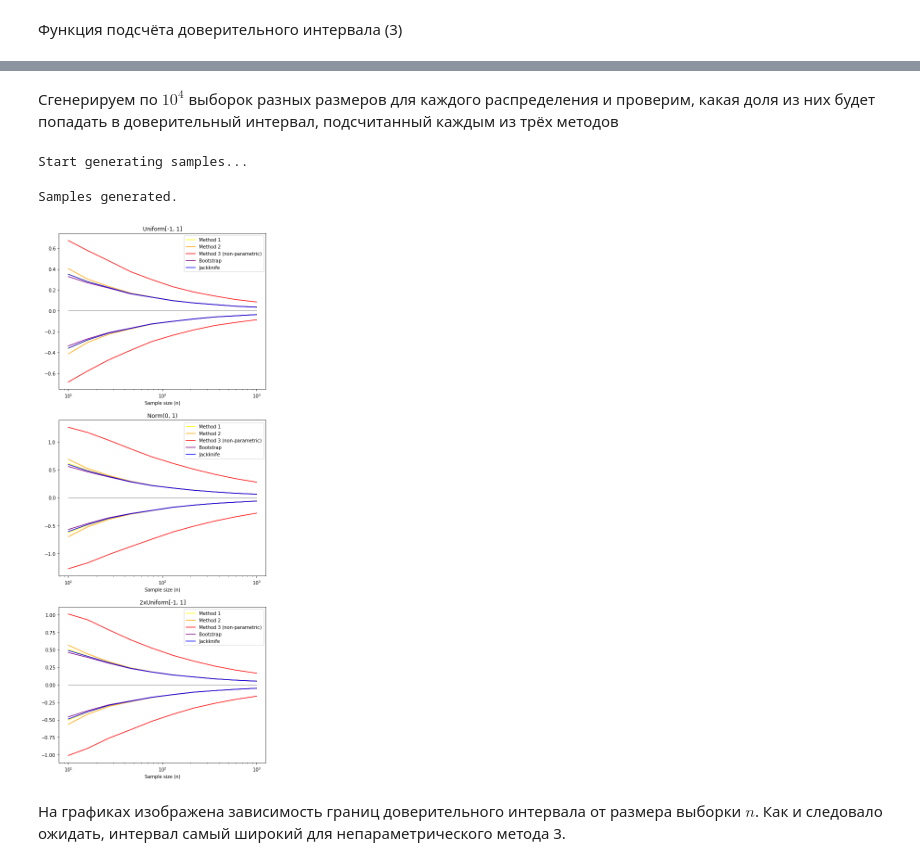
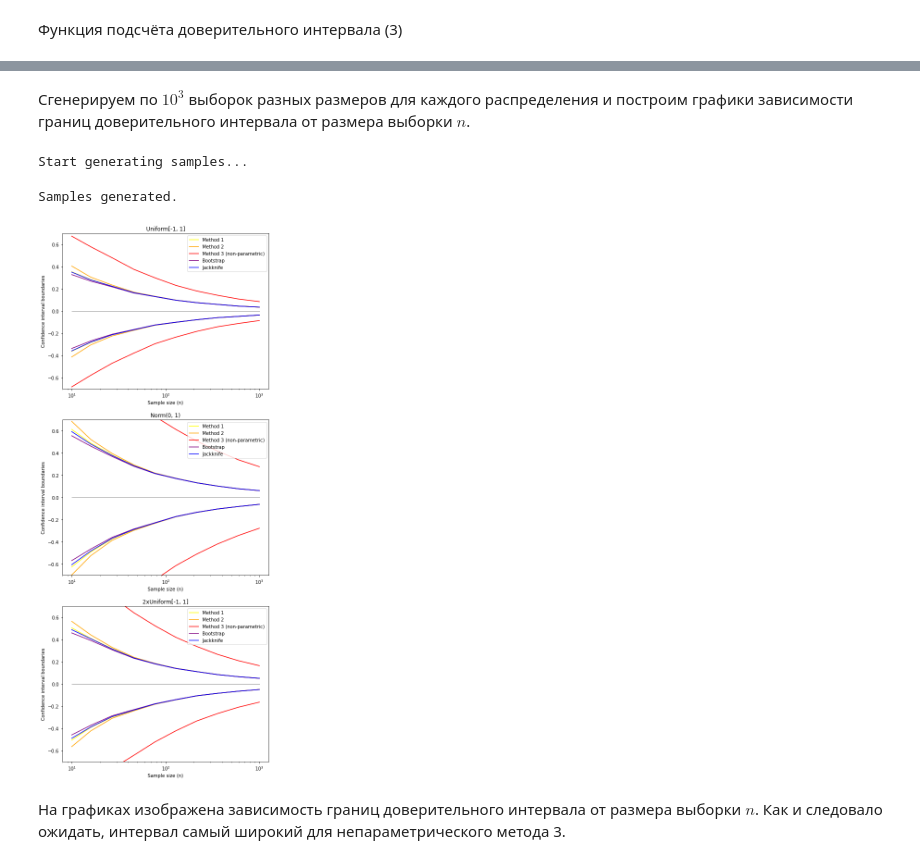
Before and after one commit to sergfedchin/hse-applied-statistics-methods, a Jupyter notebook: homework/hw03.ipynb, the cells around one changed output, grey strips where cells are left out. Saved outputs shown, nothing was run; the diff lists cells and outputs as text; code cells hidden in the pictures.

```diff
--- a/homework/hw03.ipynb
+++ b/homework/hw03.ipynb
@@ -117,8 +125,8 @@ def confidence_interval_jackknife(sample: list) -> tuple:
 
 def jackknife(data: list):
     return [np.delete(data, i) for i in range(len(data))]
-# %% [markdown]
-Сгенерируем по $10^4$ выборок разных размеров для каждого распределения и проверим, какая доля из них будет попадать в доверительный интервал, подсчитанный каждым из трёх методов
+# %% [markdown]
+Сгенерируем по $10^3$ выборок разных размеров для каждого распределения и построим графики зависимости границ доверительного интервала от размера выборки $n$.
 # %%
 distros = ["Uniform[-1, 1]", "Norm(0, 1)", "2xUniform[-1, 1]"]
 sigma_squared = {"Uniform[-1, 1]": 1 / 3,
@@ -170,18 +178,20 @@ for i, d in enumerate(distros):
 # %%
 figure, axis = plt.subplots(len(distros), 1, figsize=(8, 7 * len(distros)))
 method_colors = {0: "yellow", 1: "orange", 2: "red", 3: "purple", 4: "blue"}
 method_names = {0: "Method 1", 1: "Method 2", 2: "Method 3 (non-parametric)", 3: "Bootstrap", 4: "Jackknife"}
 for id, d in enumerate(distros):
     for method in range(NUM_METHODS):
         axis[id].plot(NS, results_a[d][method].values(), color=method_colors[method], label=method_names[method])
         axis[id].plot(NS, results_b[d][method].values(), color=method_colors[method])
         axis[id].plot(NS, [0] * len(NS), color='gray', linewidth=0.5)
 
         axis[id].title.set_text(d)
         axis[id].set_xscale('log')
         axis[id].set_xlabel('Sample size (n)')
+        axis[id].set_ylabel('Confidence interval boundaries')
+        axis[id].set_ylim([-0.7, 0.7])
         axis[id].legend(loc="upper right")
 # %% [output]
-[figure, old version]
+[figure, new version]
 # %% [markdown]
 На графиках изображена зависимость границ доверительного интервала от размера выборки $n$. Как и следовало ожидать, интервал самый широкий для непараметрического метода 3.
```
Also changed, not shown: parts of 4 cells of this notebook.
